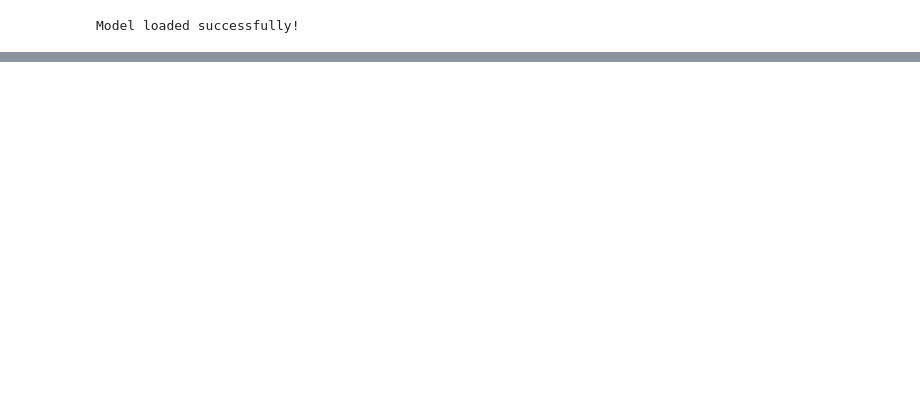
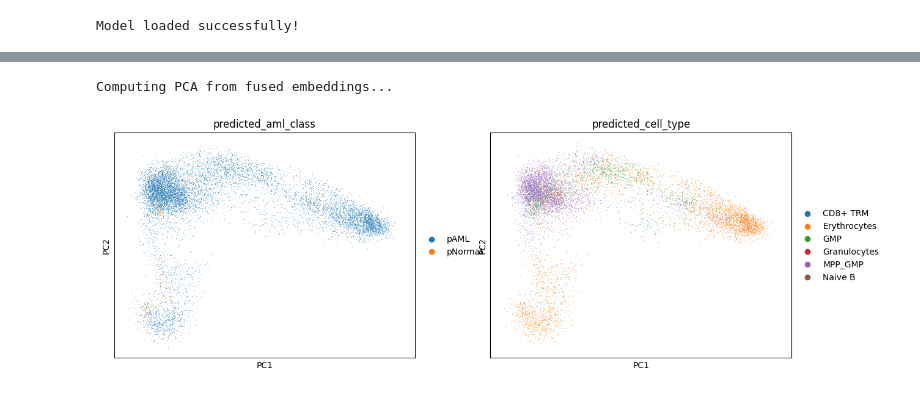
Before and after one commit to SreeSatyaGit/DeepOMAPNet, a Jupyter notebook: Tutorials/Test.ipynb, the cells around one changed output, grey strips where cells are left out. Saved outputs shown, nothing was run; the diff lists cells and outputs as text; code cells hidden in the pictures; blank space fills up the shorter version.

```diff
--- a/Tutorials/Test.ipynb
+++ b/Tutorials/Test.ipynb
@@ -86,0 +157,8 @@ Module imports successful!
+# %%
+# Randomly select 10,000 cell indices (rows)
+selected_indices = np.random.choice(GSE559.n_obs, size=10000, replace=False)
+
+# Subset the AnnData object
+GSE559 = GSE559[selected_indices].copy()
+
+print(GSE559)
@@ -86,0 +172,8 @@ Module imports successful!
+# %%
+# Convert AnnData to PyTorch Geometric format
+print("=== Converting to PyTorch Geometric Format ===")
+from scripts.data_provider.graph_data_builder import build_pyg_data
+# Convert RNA data
+print("Converting RNA data...")
+rna_pyg_data = build_pyg_data(GSE559)
+print(f"RNA PyG data: {rna_pyg_data}")
@@ -416,0 +418,18 @@ sc.pl.highest_expr_genes(predictions, n_top=20)
+# %%
+# Compute PCA using fused embeddings
+print("Computing PCA from fused embeddings...")
+
+# Store original embeddings
+fused_embeddings = predictions.obsm['X_fused_embeddings'].copy()
+
+# Compute PCA using scanpy
+sc.pp.pca(predictions, n_comps=50, use_highly_variable=False)
+
+sc.pl.pca(
+    predictions,
+    color=["predicted_aml_class",'predicted_cell_type'],
+    size=2,
+)
+# %% [output]
+Computing PCA from fused embeddings...
+[figure, added]
```
Also changed, not shown: parts of 35 cells of this notebook.
